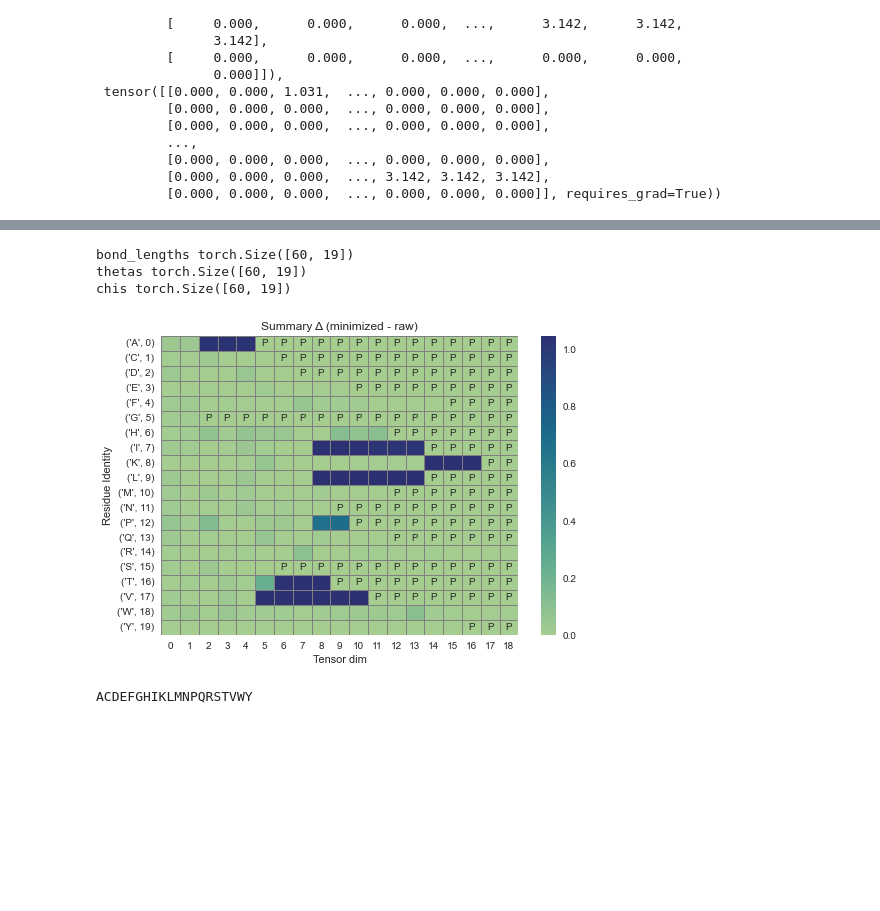
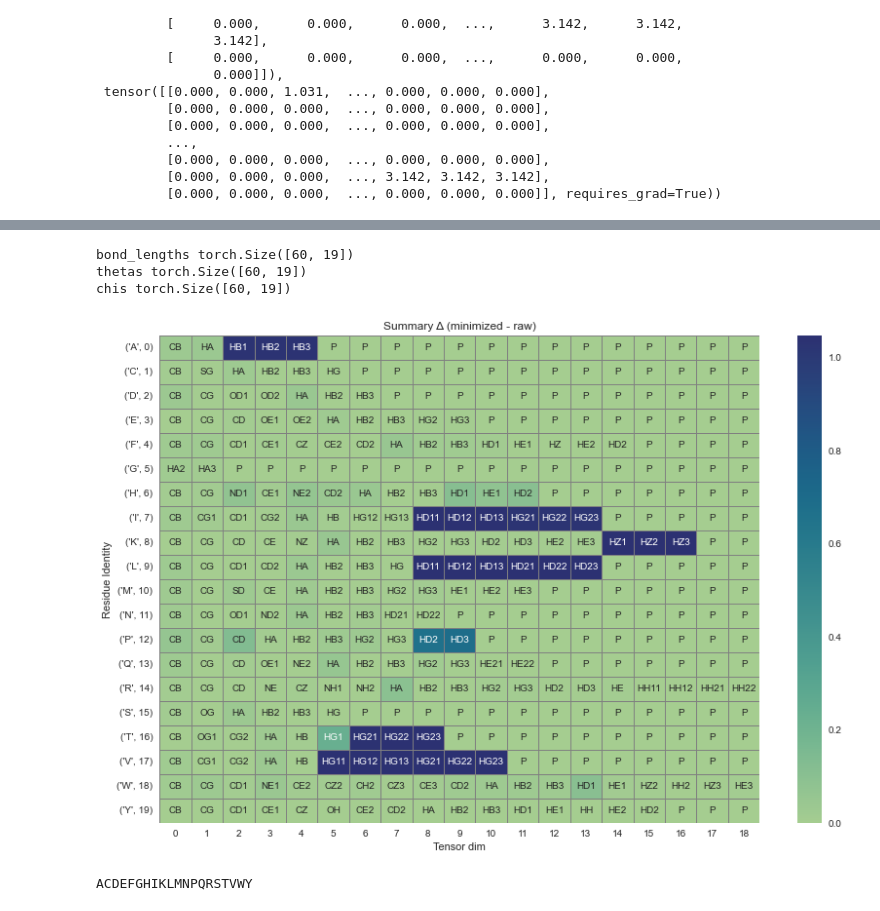
Before and after one commit to jonathanking/sidechainnet, a Jupyter notebook: sidechainnet/research/analysis/221006 Comparing Build Params Heavy Hydrogen.ipynb, the cells around one changed output, grey strips where cells are left out. Cells and saved outputs as stored; diff of their text form; code cells hidden in the pictures; blank space fills up the shorter version.

Commit message:
Improve plots for build param opt.

```diff
--- a/sidechainnet/research/analysis/221006 Comparing Build Params Heavy Hydrogen.ipynb
+++ b/sidechainnet/research/analysis/221006 Comparing Build Params Heavy Hydrogen.ipynb
@@ -202,7 +202,7 @@ SC_HBUILD_INFO['HIS']['atom-names']
 def ispad(anlist):
     newlist = ['P'] * 19
     for i in range(len(anlist)):
-        newlist[i] = ''
+        newlist[i] = anlist[i]
     return newlist
 
 def makelabels():
@@ -228,15 +228,21 @@ for ((bparam_name, raw_bp_tensor), (bparam_name, min_bp_tensor)
         print("No difference.")
         continue
     with plt.style.context('seaborn'):
-        sns.heatmap(diff[:20].detach().numpy(),
+        sns.set(font_scale=1.3)
+
+        plt.figure(figsize = (6*2.3,4*2.3))
+        g = sns.heatmap(diff[:20].detach().numpy(),
             yticklabels=list(zip(AA[:20], range(0,20))), linewidths=.5,
-            linecolor='grey', center=0, cmap='bwr', annot=padlabels, fmt=''
+            linecolor='grey', center=0, cmap='bwr', annot=padlabels, fmt='', annot_kws={"fontsize":11},
             )
+        # g.fig.set_size_inches(3*2, 4*2)
         plt.ylabel("Residue Identity")
-        plt.xlabel("Tensor dim")
+        plt.xlabel("Atom position")
         plt.gca().set_facecolor("white")
         plt.title(bparam_name + " Δ (minimized - raw)")
         plt.yticks(rotation=0)
+
+        plt.savefig(f"plots/minimized_raw_{bparam_name}.png", dpi=200)
         plt.show()
 # %% [output]
 bond_lengths torch.Size([60, 19])
@@ -262,33 +268,34 @@ chis torch.Size([60, 19])
 # %%
 %matplotlib inline
 from sidechainnet.structure.fastbuild import AA, AA1to3
 
 total_diff = diff * 0.
 for ((bparam_name, raw_bp_tensor), (bparam_name, min_bp_tensor)
     ) in zip(raw_bparams['CA'].items(), min_bparams['CA'].items()):
     if bparam_name not in ["thetas","chis","bond_lengths"]:
         continue
     diff = min_bp_tensor - raw_bp_tensor
     print(bparam_name, diff.shape)
     if diff.sum() == 0:
         continue
     total_diff += diff.abs()
 with plt.style.context('seaborn'):
+    plt.figure(figsize = (6*2.3,4*2.3))
     sns.heatmap(total_diff[:20].detach().numpy(),
         yticklabels=list(zip(AA[:20], range(0,20))), linewidths=.5,
         linecolor='grey', center=None, cmap='crest', annot=padlabels, fmt=''
         )
     plt.ylabel("Residue Identity")
     plt.xlabel("Tensor dim")
     plt.gca().set_facecolor("white")
     plt.title("Summary Δ (minimized - raw)")
     plt.yticks(rotation=0)
     plt.show()
 # %% [output]
 bond_lengths torch.Size([60, 19])
 thetas torch.Size([60, 19])
 chis torch.Size([60, 19])
-[figure, old version]
+[figure, new version]
 # %%
 p = get_alphabet_protein()
 p.mask = "-" + p.mask[1:]
```
Also changed, not shown: parts of 2 cells of this notebook, 1 other file.
